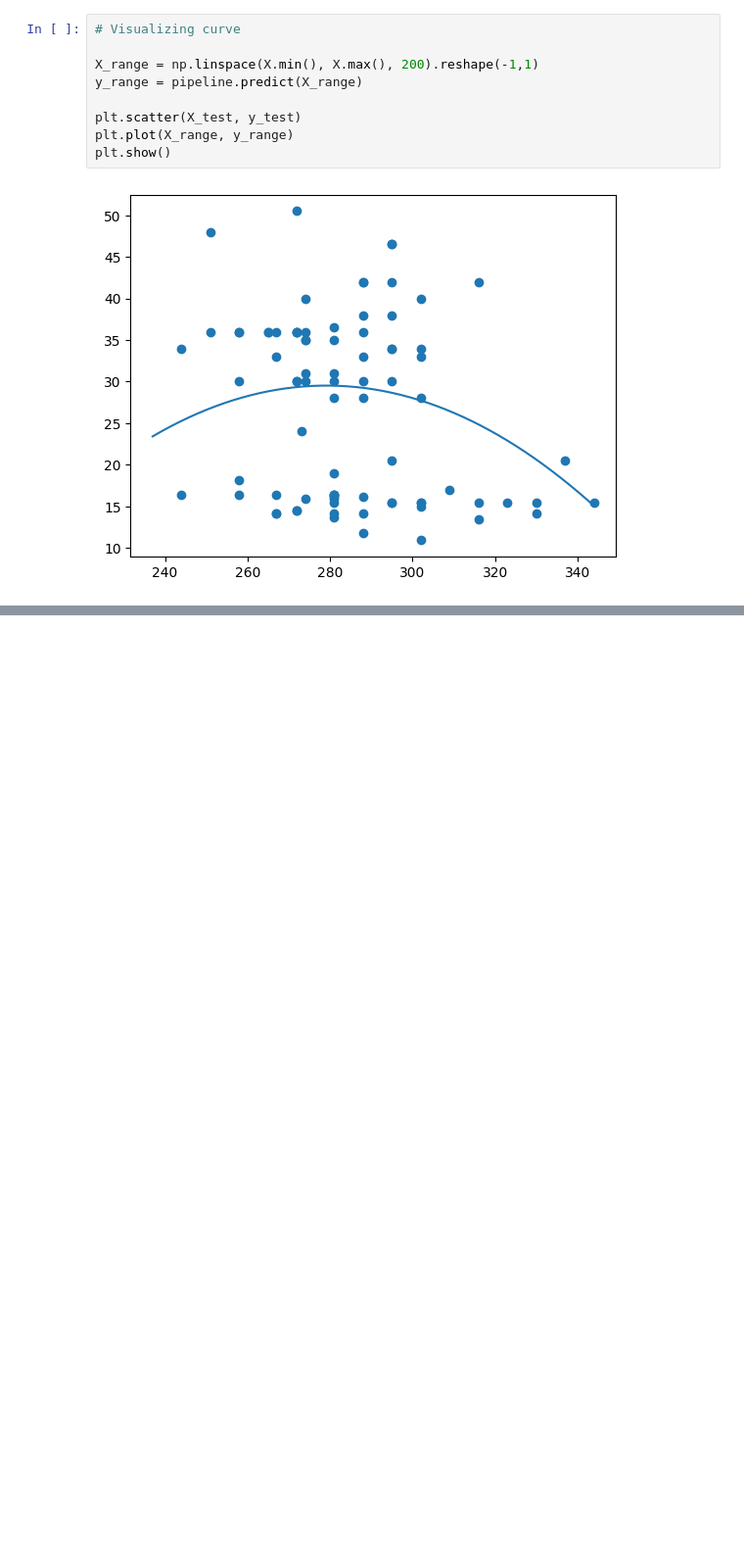
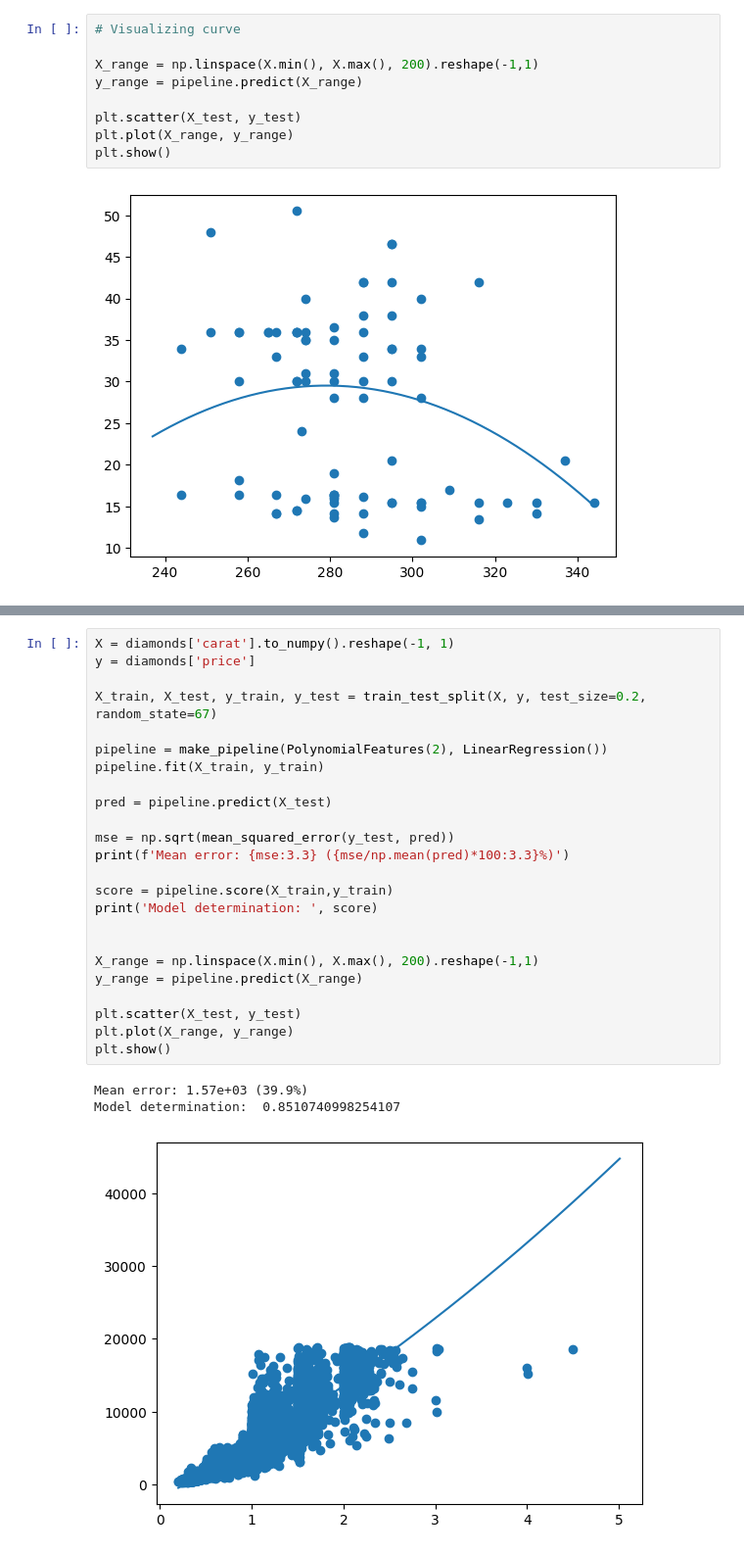
Before and after one commit to alberdjuniawan/ml-notes, a Jupyter notebook: topics/regression/linear/notebook.ipynb, the cells around one changed output, grey strips where cells are left out. Shown at 98% size. Drawn from its saved outputs; the diff is of its cells as text; blank space fills up the shorter version.

```diff
--- a/topics/regression/linear/notebook.ipynb
+++ b/topics/regression/linear/notebook.ipynb
@@ -196,0 +312,28 @@ plt.show()
+# %%
+X = diamonds['carat'].to_numpy().reshape(-1, 1)
+y = diamonds['price']
+
+X_train, X_test, y_train, y_test = train_test_split(X, y, test_size=0.2, random_state=67)
+
+pipeline = make_pipeline(PolynomialFeatures(2), LinearRegression())
+pipeline.fit(X_train, y_train)
+
+pred = pipeline.predict(X_test)
+
+mse = np.sqrt(mean_squared_error(y_test, pred))
+print(f'Mean error: {mse:3.3} ({mse/np.mean(pred)*100:3.3}%)')
+
+score = pipeline.score(X_train,y_train)
+print('Model determination: ', score)
+
+
+X_range = np.linspace(X.min(), X.max(), 200).reshape(-1,1)
+y_range = pipeline.predict(X_range)
+
+plt.scatter(X_test, y_test)
+plt.plot(X_range, y_range)
+plt.show()
+# %% [output]
+Mean error: 1.57e+03 (39.9%)
+Model determination:  0.8510740998254107
+[figure, added]
```
Also changed, not shown: parts of 19 cells of this notebook.
